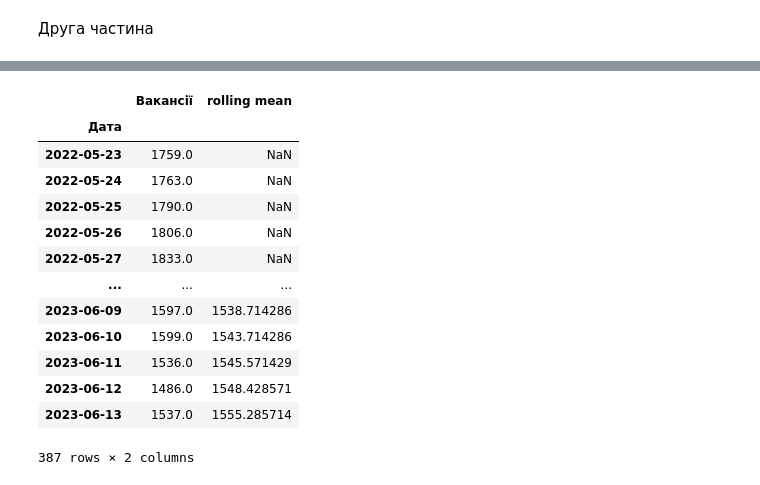
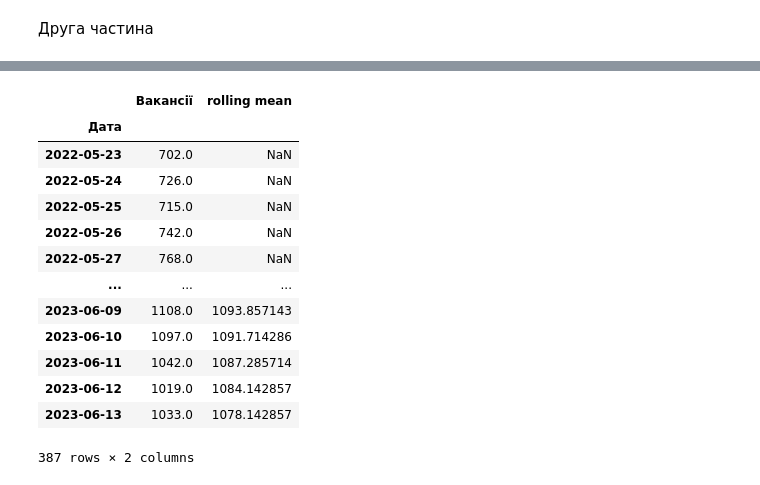
Before and after one commit to toniname/Gist, a Jupyter notebook: pytonlesson.ipynb, the cells around one changed output, grey strips where cells are left out. Drawn from its saved outputs; the diff is of its cells as text; code cells hidden in the pictures.

```diff
--- a/pytonlesson.ipynb
+++ b/pytonlesson.ipynb
@@ -129,4 +160,4 @@ df.describe()
 # %%
-response = requests.get("https://uadata.net/work-positions/cities.json?o=Одеса")
+response = requests.get("https://uadata.net/work-positions/cities.json?o=Дніпро")
 data_json = response.json()
 # %%
@@ -181,19 +181,19 @@ df_Lviv['rolling mean'] = df_Lviv['Вакансії'].rolling(window=7).mean()
-# %%
-df_Lviv
-# %% [output]
-|  | Вакансії | rolling mean |
-| Дата |  |  |
-| 2022-05-23 | 1759.0 | NaN |
-| 2022-05-24 | 1763.0 | NaN |
-| 2022-05-25 | 1790.0 | NaN |
-| 2022-05-26 | 1806.0 | NaN |
-| 2022-05-27 | 1833.0 | NaN |
-| ... | ... | ... |
-| 2023-06-09 | 1597.0 | 1538.714286 |
-| 2023-06-10 | 1599.0 | 1543.714286 |
-| 2023-06-11 | 1536.0 | 1545.571429 |
-| 2023-06-12 | 1486.0 | 1548.428571 |
-| 2023-06-13 | 1537.0 | 1555.285714 |
-387 rows × 2 columns
+# %%
+df_Dnip
+# %% [output]
+|  | Вакансії | rolling mean |
+| Дата |  |  |
+| 2022-05-23 | 702.0 | NaN |
+| 2022-05-24 | 726.0 | NaN |
+| 2022-05-25 | 715.0 | NaN |
+| 2022-05-26 | 742.0 | NaN |
+| 2022-05-27 | 768.0 | NaN |
+| ... | ... | ... |
+| 2023-06-09 | 1108.0 | 1093.857143 |
+| 2023-06-10 | 1097.0 | 1091.714286 |
+| 2023-06-11 | 1042.0 | 1087.285714 |
+| 2023-06-12 | 1019.0 | 1084.142857 |
+| 2023-06-13 | 1033.0 | 1078.142857 |
+387 rows × 2 columns
 # %%
 fig, axs = plt.subplots()
```
Also changed, not shown: parts of 16 cells of this notebook.
